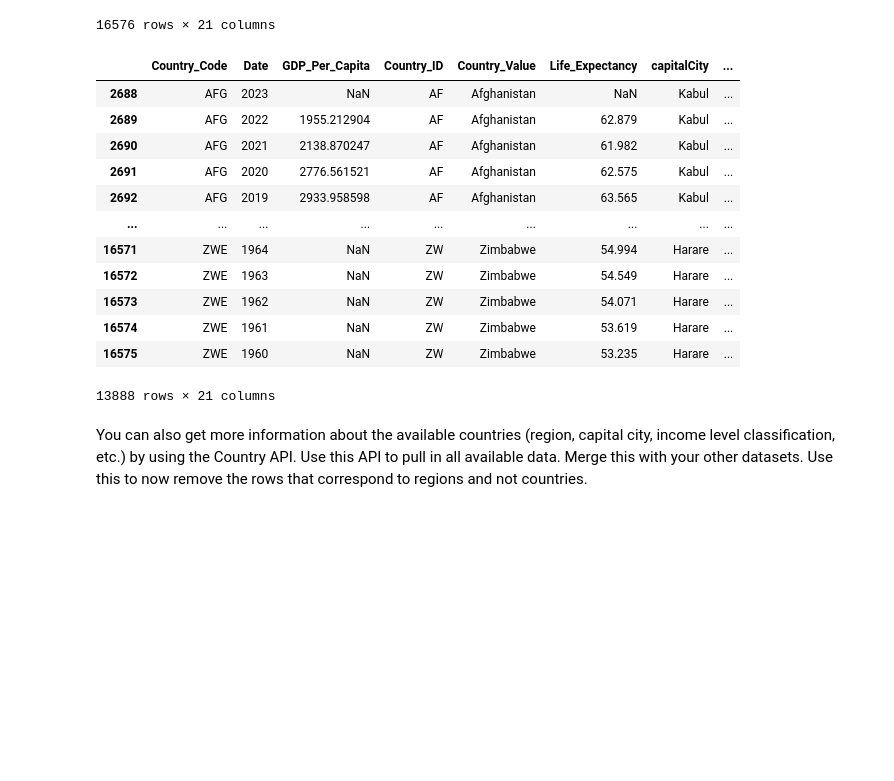
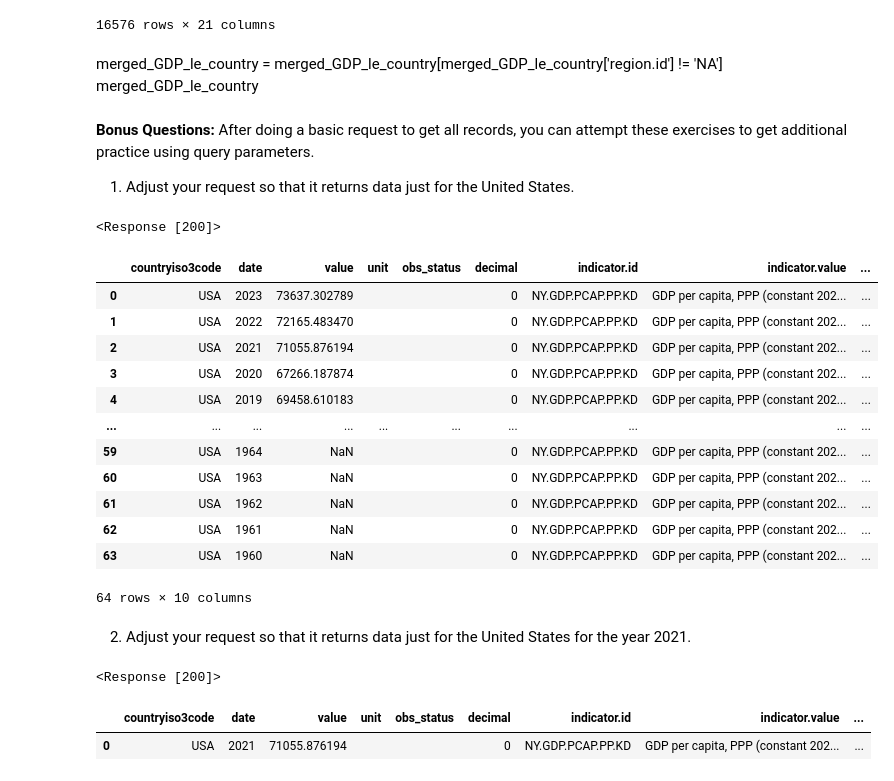
Before and after one commit to nss-data-science-cohort-8/api-exercise-Jorgen85Lex, a Jupyter notebook: notebooks/UNData_API.ipynb, the cells around one changed output. Drawn from its saved outputs; the diff is of its cells as text; code cells hidden in the pictures; blank space fills up the shorter version.

```diff
--- a/notebooks/UNData_API.ipynb
+++ b/notebooks/UNData_API.ipynb
@@ -191,22 +191,55 @@ merged_GDP_le_country
 | 16574 | ZWE | 1961 | NaN | ZW | Zimbabwe | 53.619000 | Harare | ... |
 | 16575 | ZWE | 1960 | NaN | ZW | Zimbabwe | 53.235000 | Harare | ... |
 16576 rows × 21 columns
-# %%
-merged_GDP_le_country = merged_GDP_le_country[merged_GDP_le_country['region.id'] != 'NA']
-merged_GDP_le_country
-# %% [output]
-|  | Country_Code | Date | GDP_Per_Capita | Country_ID | Country_Value | Life_Expectancy | capitalCity | ... |
-| 2688 | AFG | 2023 | NaN | AF | Afghanistan | NaN | Kabul | ... |
-| 2689 | AFG | 2022 | 1955.212904 | AF | Afghanistan | 62.879 | Kabul | ... |
-| 2690 | AFG | 2021 | 2138.870247 | AF | Afghanistan | 61.982 | Kabul | ... |
-| 2691 | AFG | 2020 | 2776.561521 | AF | Afghanistan | 62.575 | Kabul | ... |
-| 2692 | AFG | 2019 | 2933.958598 | AF | Afghanistan | 63.565 | Kabul | ... |
-| ... | ... | ... | ... | ... | ... | ... | ... | ... |
-| 16571 | ZWE | 1964 | NaN | ZW | Zimbabwe | 54.994 | Harare | ... |
-| 16572 | ZWE | 1963 | NaN | ZW | Zimbabwe | 54.549 | Harare | ... |
-| 16573 | ZWE | 1962 | NaN | ZW | Zimbabwe | 54.071 | Harare | ... |
-| 16574 | ZWE | 1961 | NaN | ZW | Zimbabwe | 53.619 | Harare | ... |
-| 16575 | ZWE | 1960 | NaN | ZW | Zimbabwe | 53.235 | Harare | ... |
-13888 rows × 21 columns
+# %% [markdown]
+merged_GDP_le_country = merged_GDP_le_country[merged_GDP_le_country['region.id'] != 'NA']
+merged_GDP_le_country
 # %% [markdown]
-You can also get more information about the available countries (region, capital city, income level classification, etc.) by using the Country API. Use this API to pull in all available data. Merge this with your other datasets. Use this to now remove the rows that correspond to regions and not countries.
+**Bonus Questions:** After doing a basic request to get all records, you can attempt these exercises to get additional practice using query parameters.
+
+1. Adjust your request so that it returns data just for the United States.
+# %%
+endpoint_US = 'https://api.worldbank.org/v2/country/USA/indicator/NY.GDP.PCAP.PP.KD?format=json'
+params_US = {
+'per_page': 70
+}
+
+response_US = requests.get(endpoint_US, params = params_US)
+response_US
+# %% [output]
+<Response [200]>
+# %%
+country_US = pd.json_normalize(response_US.json()[1])
+country_US
+# %% [output]
+|  | countryiso3code | date | value | unit | obs_status | decimal | indicator.id | indicator.value | ... |
+| 0 | USA | 2023 | 73637.302789 |  |  | 0 | NY.GDP.PCAP.PP.KD | GDP per capita, PPP (constant 202... | ... |
+| 1 | USA | 2022 | 72165.483470 |  |  | 0 | NY.GDP.PCAP.PP.KD | GDP per capita, PPP (constant 202... | ... |
+| 2 | USA | 2021 | 71055.876194 |  |  | 0 | NY.GDP.PCAP.PP.KD | GDP per capita, PPP (constant 202... | ... |
+| 3 | USA | 2020 | 67266.187874 |  |  | 0 | NY.GDP.PCAP.PP.KD | GDP per capita, PPP (constant 202... | ... |
+| 4 | USA | 2019 | 69458.610183 |  |  | 0 | NY.GDP.PCAP.PP.KD | GDP per capita, PPP (constant 202... | ... |
+| ... | ... | ... | ... | ... | ... | ... | ... | ... | ... |
+| 59 | USA | 1964 | NaN |  |  | 0 | NY.GDP.PCAP.PP.KD | GDP per capita, PPP (constant 202... | ... |
+| 60 | USA | 1963 | NaN |  |  | 0 | NY.GDP.PCAP.PP.KD | GDP per capita, PPP (constant 202... | ... |
+| 61 | USA | 1962 | NaN |  |  | 0 | NY.GDP.PCAP.PP.KD | GDP per capita, PPP (constant 202... | ... |
+| 62 | USA | 1961 | NaN |  |  | 0 | NY.GDP.PCAP.PP.KD | GDP per capita, PPP (constant 202... | ... |
+| 63 | USA | 1960 | NaN |  |  | 0 | NY.GDP.PCAP.PP.KD | GDP per capita, PPP (constant 202... | ... |
+64 rows × 10 columns
+# %% [markdown]
+2. Adjust your request so that it returns data just for the United States for the year 2021.
+# %%
+endpoint_US = 'https://api.worldbank.org/v2/country/USA/indicator/NY.GDP.PCAP.PP.KD?date=2021&format=json'
+params_US = {
+'per_page': 70
+}
+
+response_US = requests.get(endpoint_US, params = params_US)
+response_US
+# %% [output]
+<Response [200]>
+# %%
+country_US = pd.json_normalize(response_US.json()[1])
+country_US
+# %% [output]
+|  | countryiso3code | date | value | unit | obs_status | decimal | indicator.id | indicator.value | ... |
+| 0 | USA | 2021 | 71055.876194 |  |  | 0 | NY.GDP.PCAP.PP.KD | GDP per capita, PPP (constant 202... | ... |
```
Also changed, not shown: parts of 7 cells of this notebook.
